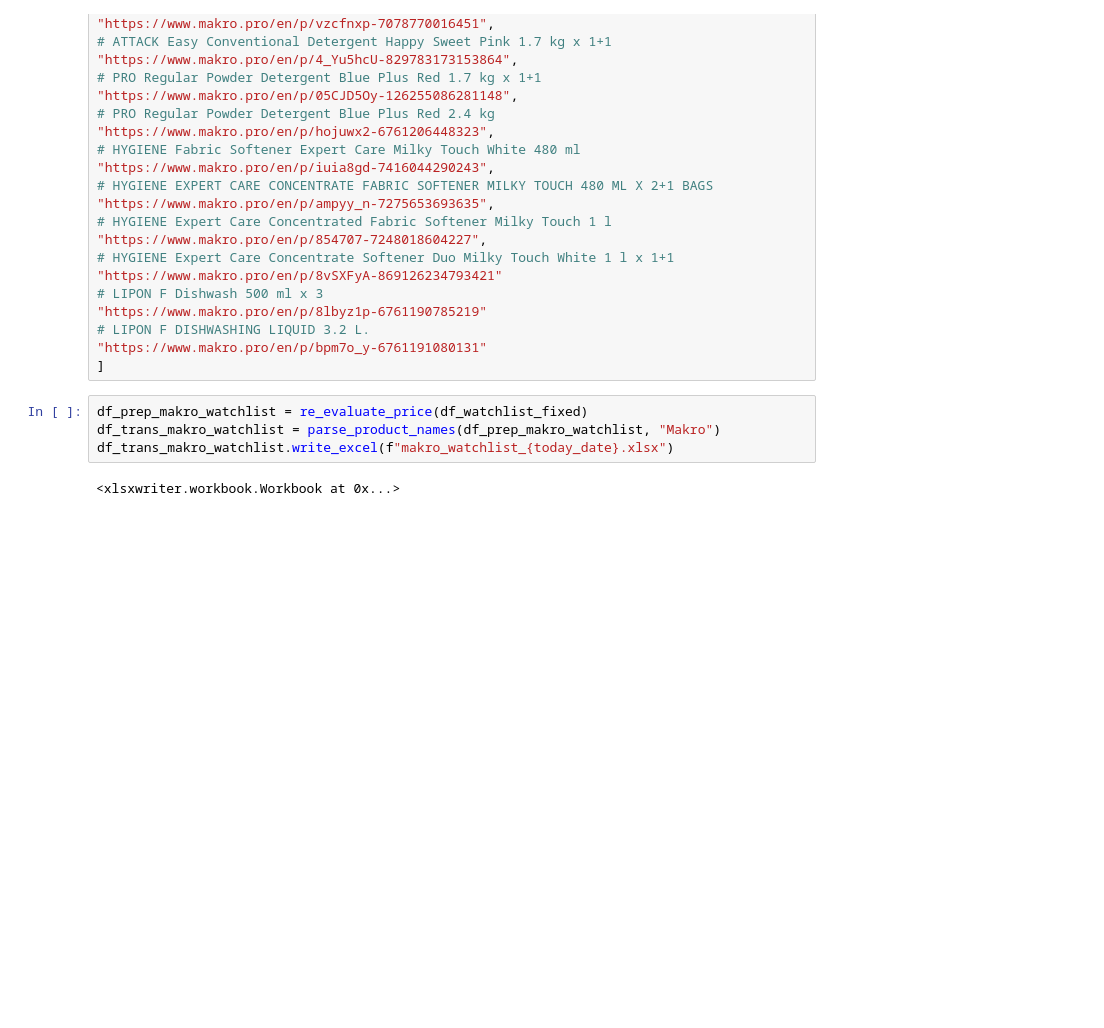
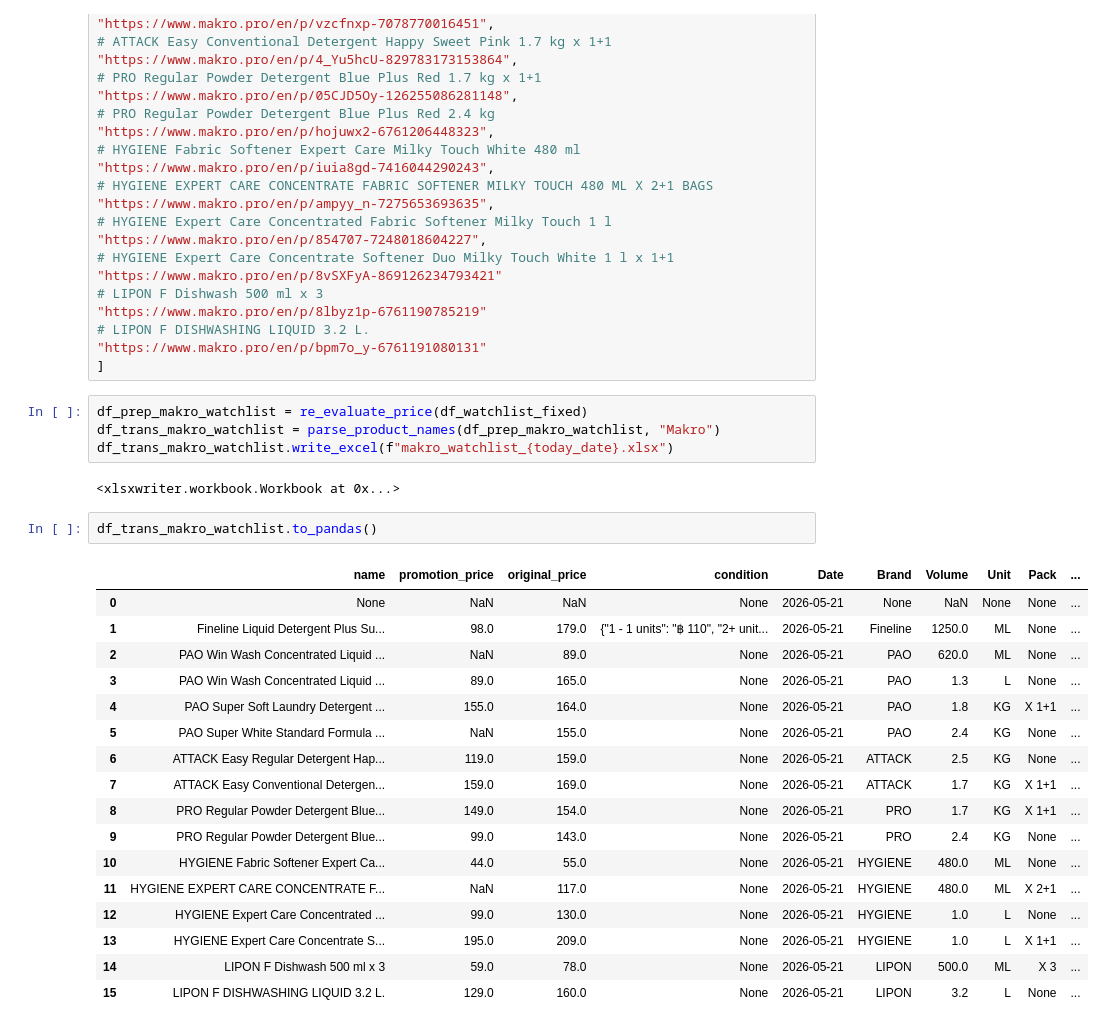
Before and after one commit to chaunijs/onlineshoppingprice, a Jupyter notebook: Makro_scraping.ipynb, the cells around one changed output. Drawn from its saved outputs; the diff is of its cells as text; blank space fills up the shorter version.

```diff
--- a/Makro_scraping.ipynb
+++ b/Makro_scraping.ipynb
@@ -862,3 +862,23 @@ df_trans_makro_watchlist = parse_product_names(df_prep_makro_watchlist, "Makro")
 df_trans_makro_watchlist.write_excel(f"makro_watchlist_{today_date}.xlsx")
 # %% [output]
 <xlsxwriter.workbook.Workbook at 0x...>
+# %%
+df_trans_makro_watchlist.to_pandas()
+# %% [output]
+|  | name | promotion_price | original_price | condition | Date | Brand | Volume | Unit | Pack | ... |
+| 0 | None | NaN | NaN | None | 2026-05-21 | None | NaN | None | None | ... |
+| 1 | Fineline Liquid Detergent Plus Su... | 98.0 | 179.0 | {"1 - 1 units": "฿ 110", "2+ unit... | 2026-05-21 | Fineline | 1250.0 | ML | None | ... |
+| 2 | PAO Win Wash Concentrated Liquid ... | NaN | 89.0 | None | 2026-05-21 | PAO | 620.0 | ML | None | ... |
+| 3 | PAO Win Wash Concentrated Liquid ... | 89.0 | 165.0 | None | 2026-05-21 | PAO | 1.3 | L | None | ... |
+| 4 | PAO Super Soft Laundry Detergent ... | 155.0 | 164.0 | None | 2026-05-21 | PAO | 1.8 | KG | X 1+1 | ... |
+| 5 | PAO Super White Standard Formula ... | NaN | 155.0 | None | 2026-05-21 | PAO | 2.4 | KG | None | ... |
+| 6 | ATTACK Easy Regular Detergent Hap... | 119.0 | 159.0 | None | 2026-05-21 | ATTACK | 2.5 | KG | None | ... |
+| 7 | ATTACK Easy Conventional Detergen... | 159.0 | 169.0 | None | 2026-05-21 | ATTACK | 1.7 | KG | X 1+1 | ... |
+| 8 | PRO Regular Powder Detergent Blue... | 149.0 | 154.0 | None | 2026-05-21 | PRO | 1.7 | KG | X 1+1 | ... |
+| 9 | PRO Regular Powder Detergent Blue... | 99.0 | 143.0 | None | 2026-05-21 | PRO | 2.4 | KG | None | ... |
+| 10 | HYGIENE Fabric Softener Expert Ca... | 44.0 | 55.0 | None | 2026-05-21 | HYGIENE | 480.0 | ML | None | ... |
+| 11 | HYGIENE EXPERT CARE CONCENTRATE F... | NaN | 117.0 | None | 2026-05-21 | HYGIENE | 480.0 | ML | X 2+1 | ... |
+| 12 | HYGIENE Expert Care Concentrated ... | 99.0 | 130.0 | None | 2026-05-21 | HYGIENE | 1.0 | L | None | ... |
+| 13 | HYGIENE Expert Care Concentrate S... | 195.0 | 209.0 | None | 2026-05-21 | HYGIENE | 1.0 | L | X 1+1 | ... |
+| 14 | LIPON F Dishwash 500 ml x 3 | 59.0 | 78.0 | None | 2026-05-21 | LIPON | 500.0 | ML | X 3 | ... |
+| 15 | LIPON F DISHWASHING LIQUID 3.2 L. | 129.0 | 160.0 | None | 2026-05-21 | LIPON | 3.2 | L | None | ... |
```
Also changed, not shown: parts of 7 cells of this notebook.
